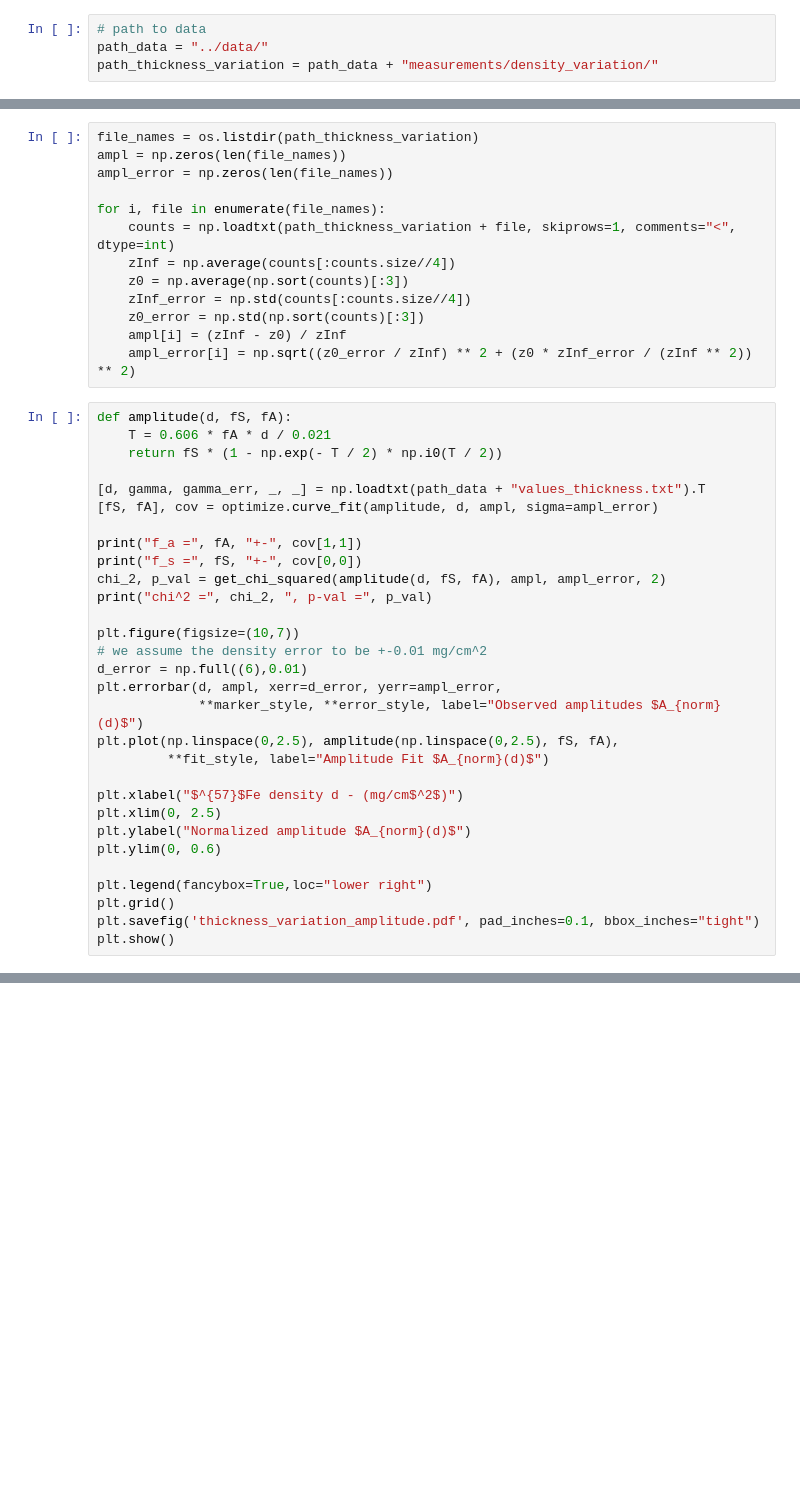
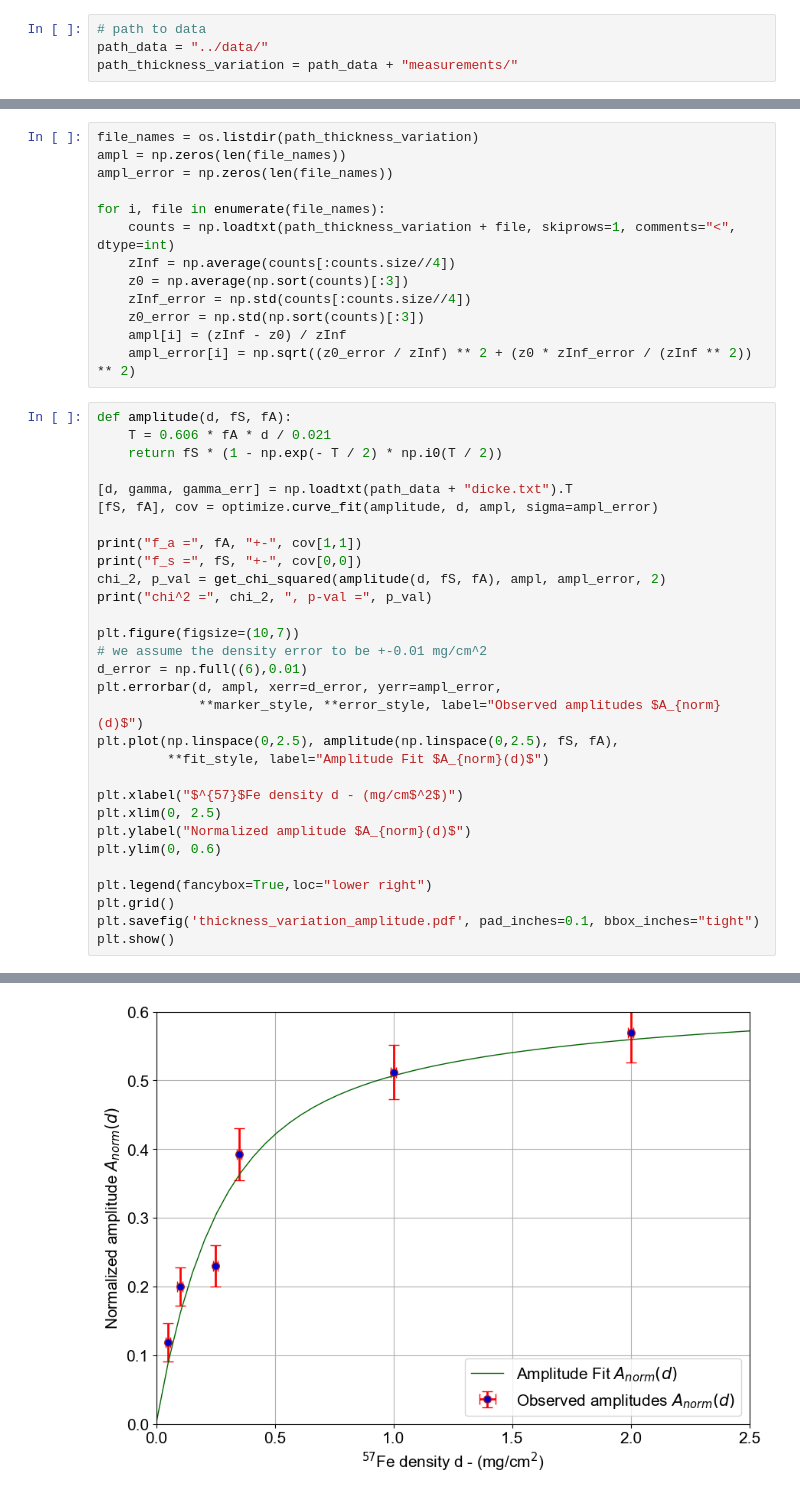
Before and after one commit to LinusWo/EXP11, a Jupyter notebook: SvenLuner/a/notebooks/analysis.ipynb, the cells around one changed output, grey strips where cells are left out. Cells and saved outputs as stored; diff of their text form; blank space fills up the shorter version.

```diff
--- a/SvenLuner/a/notebooks/analysis.ipynb
+++ b/SvenLuner/a/notebooks/analysis.ipynb
@@ -24,7 +24,7 @@ matplotlib.rc("font", **font_style)
 # %%
 # path to data
 path_data = "../data/"
-path_thickness_variation = path_data + "measurements/density_variation/"
+path_thickness_variation = path_data + "measurements/"
 # %%
 def get_chi_squared(exp, obs, error, fit_params):
     dof = exp.size - fit_params
@@ -155,7 +155,7 @@ def amplitude(d, fS, fA):
     T = 0.606 * fA * d / 0.021
     return fS * (1 - np.exp(- T / 2) * np.i0(T / 2))
 
-[d, gamma, gamma_err, _, _] = np.loadtxt(path_data + "values_thickness.txt").T
+[d, gamma, gamma_err] = np.loadtxt(path_data + "dicke.txt").T
 [fS, fA], cov = optimize.curve_fit(amplitude, d, ampl, sigma=ampl_error)
 
 print("f_a =", fA, "+-", cov[1,1])
@@ -180,3 +180,4 @@ plt.legend(fancybox=True,loc="lower right")
 plt.grid()
 plt.savefig('thickness_variation_amplitude.pdf', pad_inches=0.1, bbox_inches="tight")
 plt.show()
+# %% [output]
@@ -183,3 +187,4 @@ plt.show()
+[figure, added]
 # %%
 def gamma_gem(d, gamma0, fA):
     T = 0.606 * fA * d / 0.021
```
Also changed, not shown: parts of 2 cells of this notebook, 2 other files.
